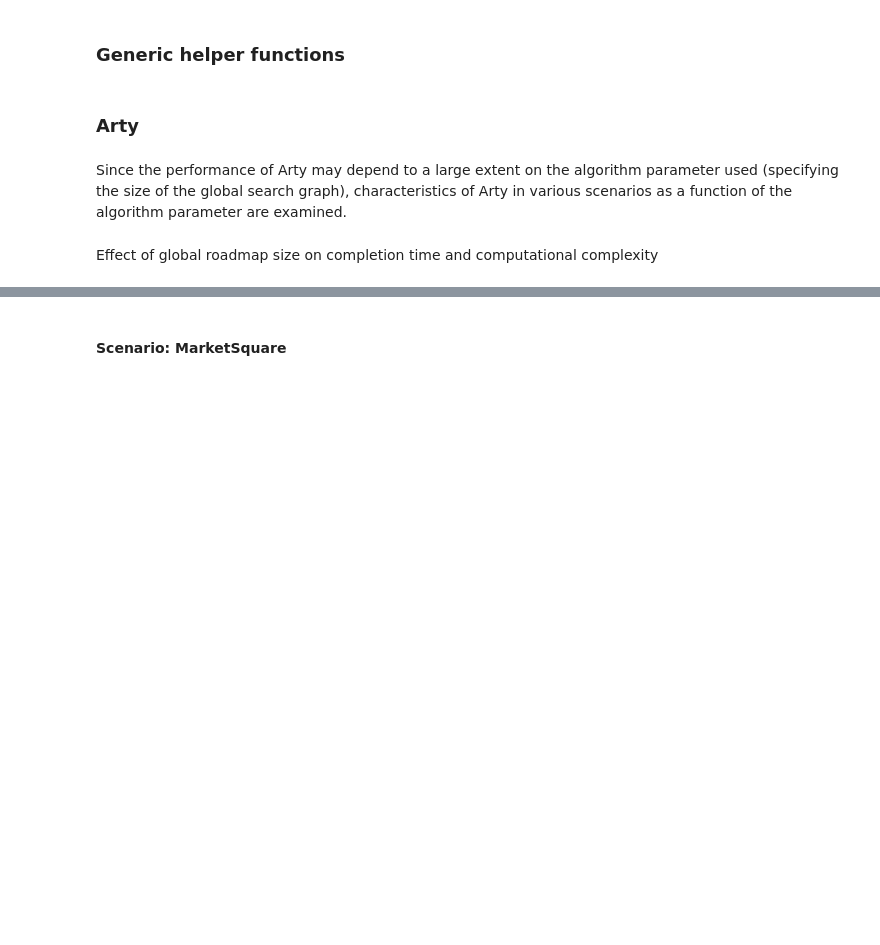
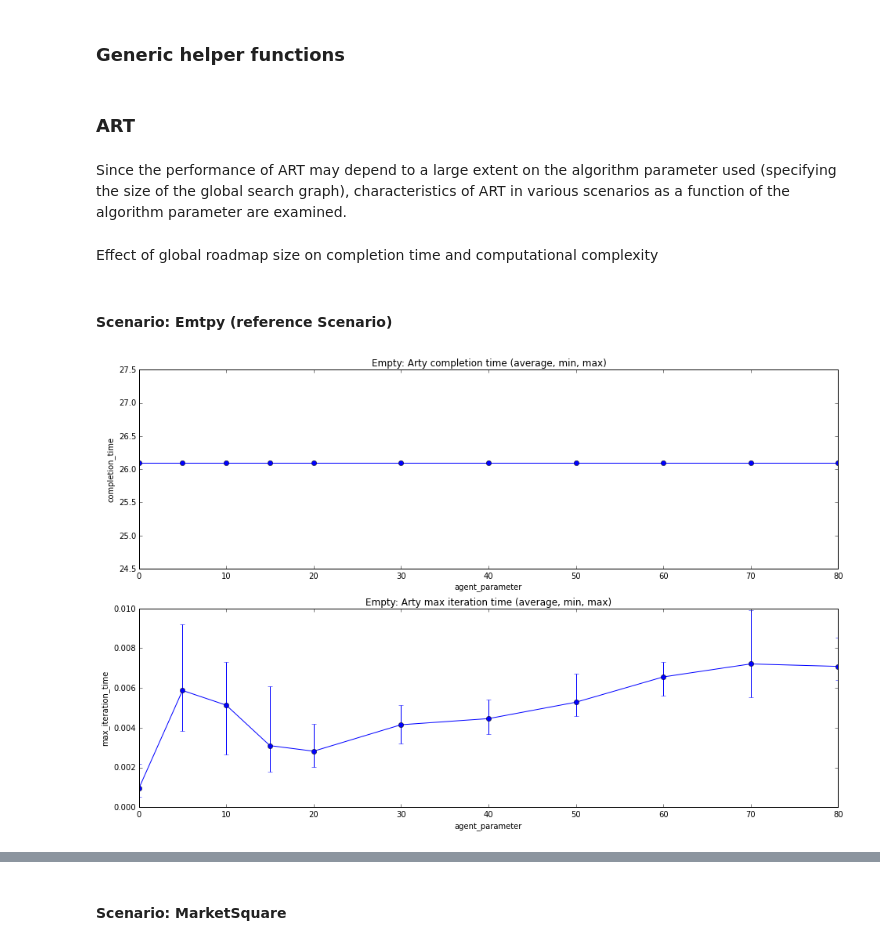
Before and after one commit to freider/keiro, a Jupyter notebook: Plots.ipynb, the cells around one changed output, grey strips where cells are left out. Saved outputs shown, nothing was run; the diff lists cells and outputs as text; code cells hidden in the pictures; blank space fills up the shorter version.

Commit message:
Adds automatic pdf exports of plots

```diff
--- a/Plots.ipynb
+++ b/Plots.ipynb
@@ -44,7 +44,11 @@ def get_data(**query_args):
 def data_is_valid(data):
     "Returns True if only one row per (agent parameter, seed) combination"
     group_sizes = data.groupby(["agent_parameter", "seed"]).size()
-    return (group_sizes == 1).all()
+    valid = (group_sizes == 1).all()
+    if not valid:
+        print "Errors in:"
+        print group_sizes[group_sizes != 1]
+    return valid
 
 def stat_cols(df, metric_names, groupby="agent_parameter"):
     """Creates a new dataframe with average, max and min of columns
@@ -58,9 +62,9 @@ def stat_cols(df, metric_names, groupby="agent_parameter"):
     stats_df = pd.DataFrame(stats)
     return stats_df
 # %% [markdown]
-### Arty
+### ART
 # %% [markdown]
-Since the performance of Arty may depend to a large extent on the algorithm parameter used (specifying the size of the global search graph), characteristics of Arty in various scenarios as a function of the algorithm parameter are examined.
+Since the performance of ART may depend to a large extent on the algorithm parameter used (specifying the size of the global search graph), characteristics of ART in various scenarios as a function of the algorithm parameter are examined.
 # %%
 def plot_min_max_avg(dataframe, groupby, column, title=None):
     groups = dataframe.groupby(groupby)
@@ -69,8 +73,7 @@ def plot_min_max_avg(dataframe, groupby, column, title=None):
     maxs = groups[column].aggregate(max)
     avgs = groups[column].aggregate(np.average)
 
-    fig = pyplot.figure(figsize=(16, 5))
-    pyplot.title("Foo")
+    pyplot.title("Foo")  # no effect?
     pyplot.ylabel(column)
     pyplot.xlabel(groupby)
     pyplot.errorbar(
@@ -79,5 +82,40 @@ def plot_min_max_avg(dataframe, groupby, column, title=None):
     )
     if title is not None:
         pyplot.title(title)
+
+
+def agent_parameter_vs_performance(agent, scenario, scenario_parameter=None):
+    fig = pyplot.figure(figsize=(16, 10))
+    df = get_data(
+        agent=agent,
+        scenario=scenario,
+        scenario_parameter=scenario_parameter
+    )
+    assert data_is_valid(df)
+    pyplot.subplot(211)
+    if scenario_parameter is not None:
+        parameter_string = "(p={})".format(scenario_parameter)
+    else:
+        parameter_string = ""
+    title1="{scenario}{parameter_string}: {agent} completion time (average, min, max)".format(
+        scenario=scenario,
+        parameter_string=parameter_string,
+        agent=agent
+    )
+    title2="{scenario}{parameter_string}: {agent} max iteration time (average, min, max)".format(
+        scenario=scenario,
+        parameter_string=parameter_string,
+        agent=agent
+    )
+    plot_min_max_avg(df, "agent_parameter", "completion_time", title1)
+    pyplot.subplot(212)
+    plot_min_max_avg(df, "agent_parameter", "max_iteration_time", title2)
+    pyplot.savefig('pyplots/{}_{}{}.pdf'.format(agent, scenario, parameter_string))
 # %% [markdown]
 Effect of global roadmap size on completion time and computational complexity
+# %% [markdown]
+#### Scenario: Emtpy (reference Scenario)
+# %%
+agent_parameter_vs_performance("Arty","Empty")
+# %% [output]
+[figure, added]
```
Also changed, not shown: parts of 20 cells of this notebook, 1 other file.
